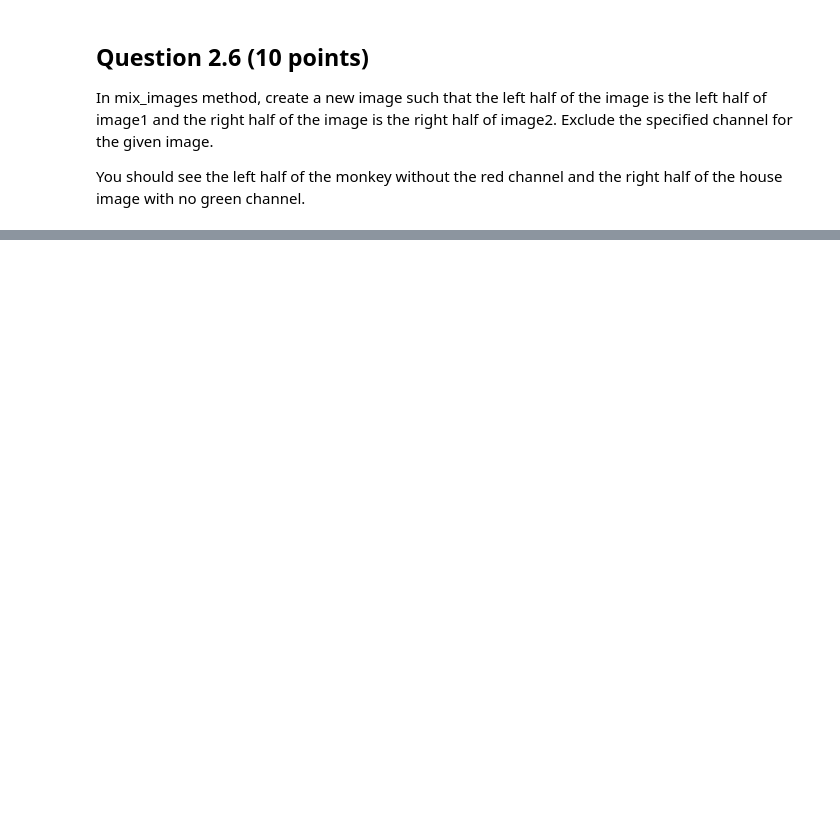
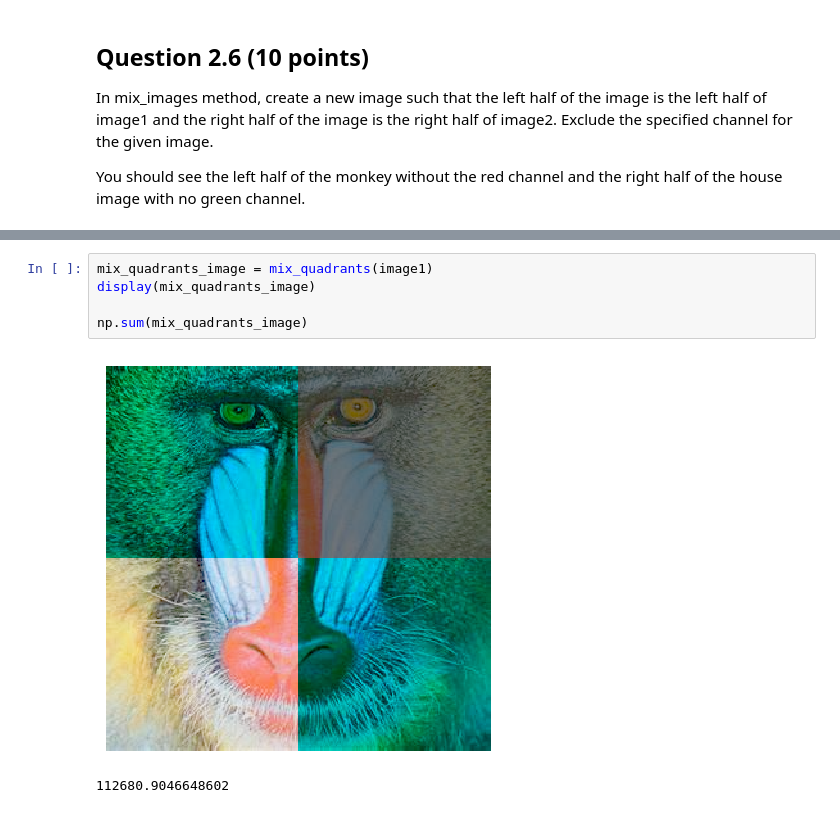
Before and after one commit to faraz7321/Jacobs_University_Bremen, a Jupyter notebook: semester_5/computer_vision/hw1/hw1.ipynb, the cells around one changed output, grey strips where cells are left out. Saved outputs shown, nothing was run; the diff lists cells and outputs as text; blank space fills up the shorter version.

```diff
--- a/semester_5/computer_vision/hw1/hw1.ipynb
+++ b/semester_5/computer_vision/hw1/hw1.ipynb
@@ -248,0 +346,8 @@ np.sum(image_mixed)
+# %%
+mix_quadrants_image = mix_quadrants(image1)
+display(mix_quadrants_image)
+
+np.sum(mix_quadrants_image)
+# %% [output]
+[figure, added]
+112680.9046648602
```
Also changed, not shown: parts of 14 cells of this notebook, 2 other files.
